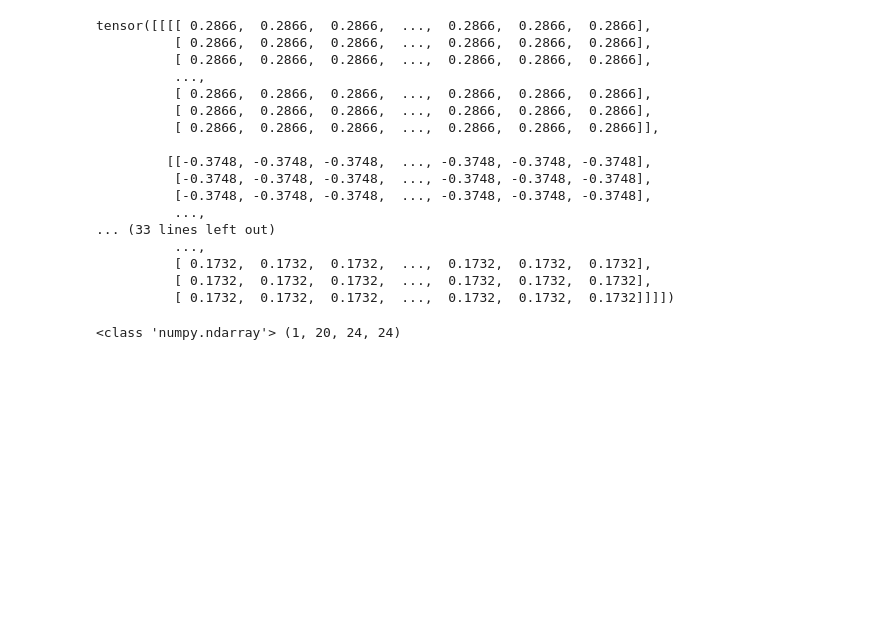
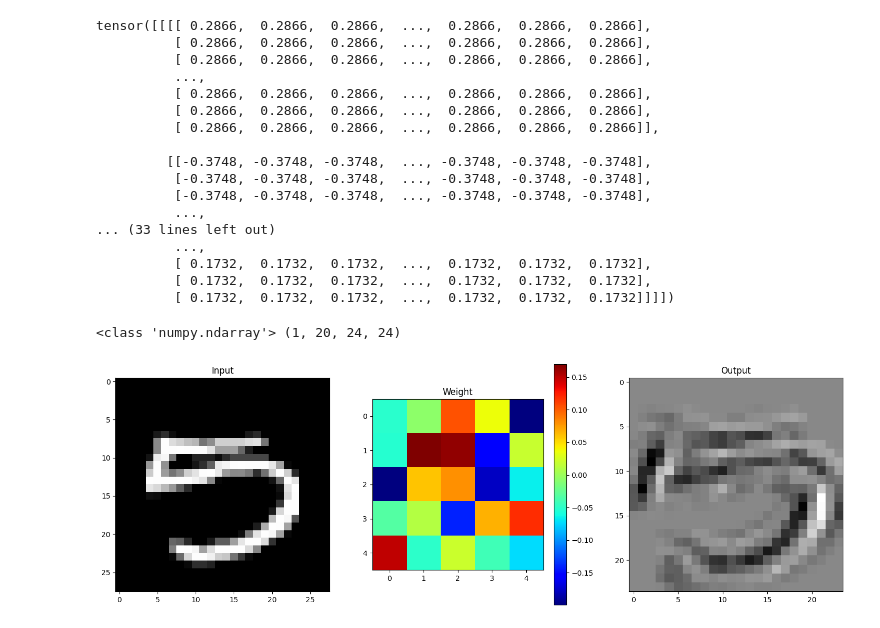
Before and after one commit to rubinkim/PYTORCH_2023, a Jupyter notebook: PYTORCH_BASICS_03.ipynb, the cells around one changed output. Saved outputs shown, nothing was run; the diff lists cells and outputs as text; code cells hidden in the pictures; blank space fills up the shorter version.

```diff
--- a/PYTORCH_BASICS_03.ipynb
+++ b/PYTORCH_BASICS_03.ipynb
@@ -127,0 +130,16 @@ print(type(output_arr), output_arr.shape)
+# %%
+plt.figure(figsize=(18, 6))
+
+plt.subplot(131); plt.title("Input")
+plt.imshow(input_image, cmap='gray')
+
+plt.subplot(132); plt.title("Weight")
+plt.imshow(weight[0, 0, :, :], cmap='jet')
+plt.colorbar()
+
+plt.subplot(133); plt.title("Output")
+plt.imshow(output_arr[0, 0, :, :], cmap='gray')
+
+plt.show()
+# %% [output]
+[figure, added]
```
Also changed, not shown: parts of 1 cell of this notebook.
